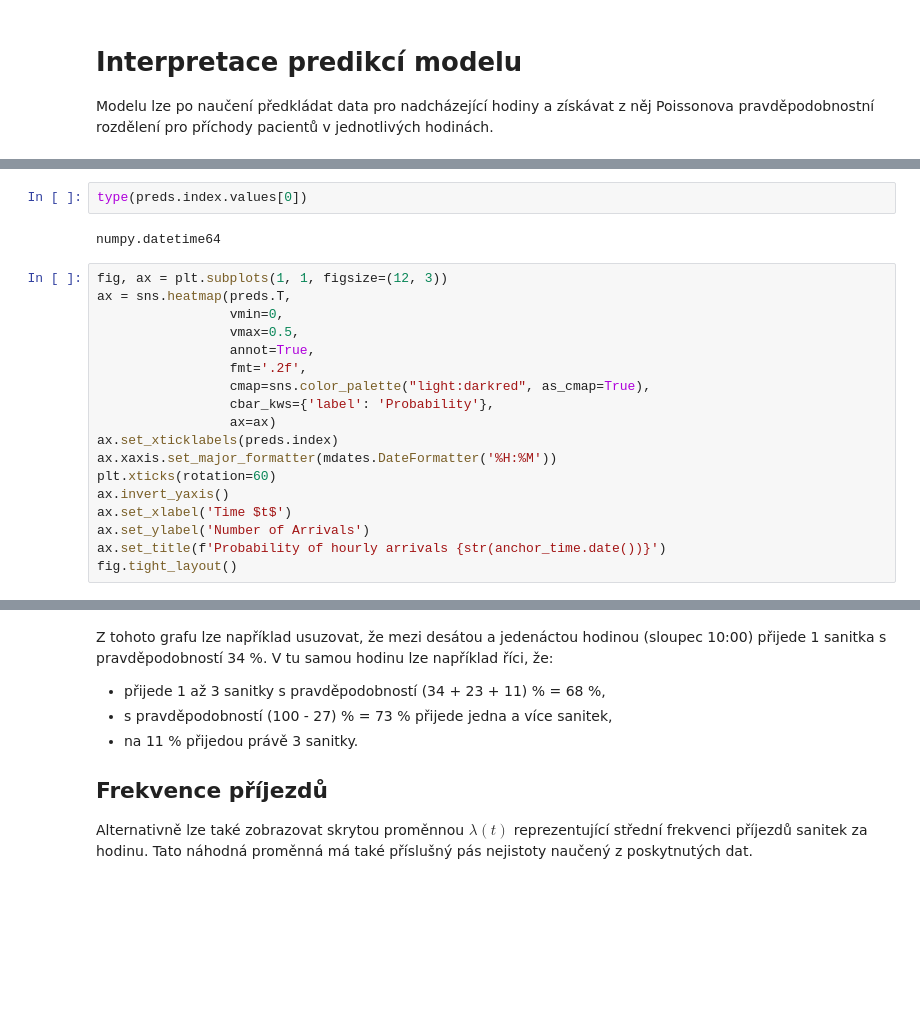
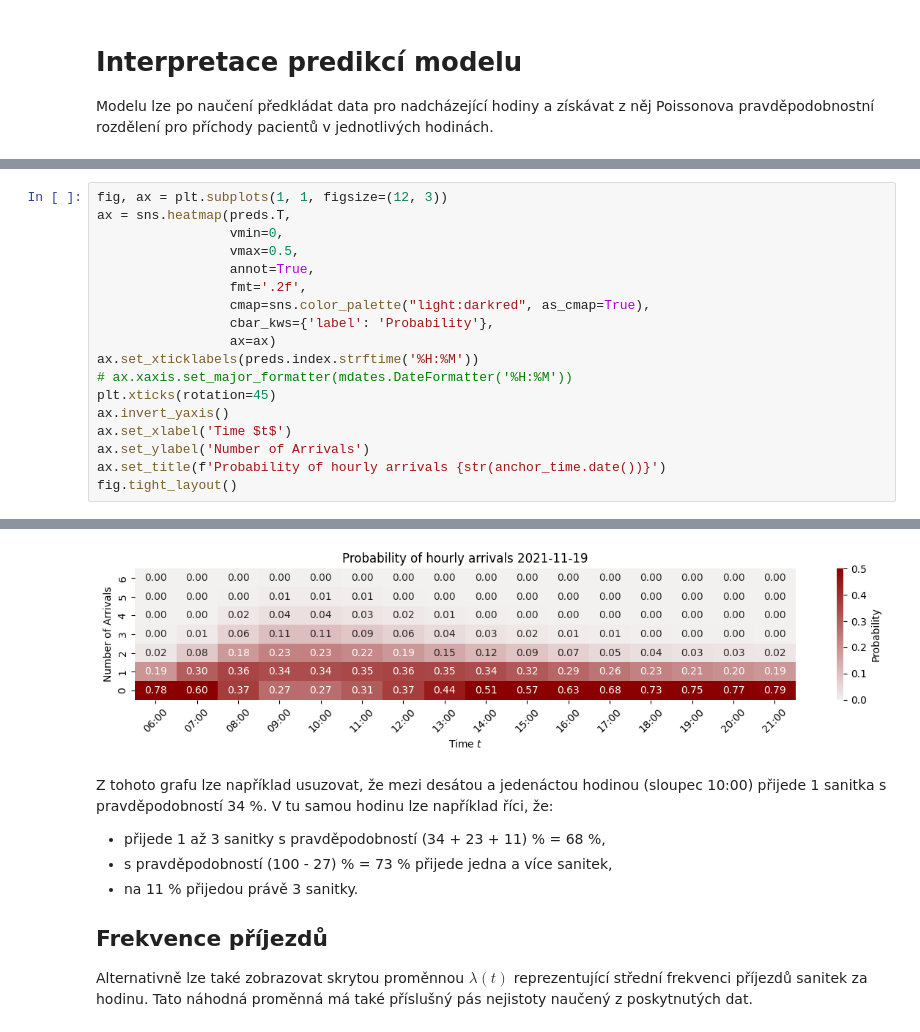
Before and after one commit to factorio-solutions/ehh2021-challange-7, a Jupyter notebook: model_demo.ipynb, the cells around one changed output, grey strips where cells are left out. Saved outputs shown, nothing was run; the diff lists cells and outputs as text; blank space fills up the shorter version.

```diff
--- a/model_demo.ipynb
+++ b/model_demo.ipynb
@@ -64,7 +66,3 @@ preds = ora.get_arrival_prob_mass(n_arrivals=7,
-# %%
-type(preds.index.values[0])
-# %% [output]
-numpy.datetime64
 # %%
 fig, ax = plt.subplots(1, 1, figsize=(12, 3))
 ax = sns.heatmap(preds.T,
@@ -75,9 +73,9 @@ ax = sns.heatmap(preds.T,
                  cmap=sns.color_palette("light:darkred", as_cmap=True),
                  cbar_kws={'label': 'Probability'},
                  ax=ax)
-ax.set_xticklabels(preds.index)
-ax.xaxis.set_major_formatter(mdates.DateFormatter('%H:%M'))
-plt.xticks(rotation=60)
+ax.set_xticklabels(preds.index.strftime('%H:%M'))
+# ax.xaxis.set_major_formatter(mdates.DateFormatter('%H:%M'))
+plt.xticks(rotation=45)
 ax.invert_yaxis()
 ax.set_xlabel('Time $t$')
 ax.set_ylabel('Number of Arrivals')
@@ -88,3 +85,4 @@ fig.tight_layout()
+[figure, added]
 # %% [markdown]
 Z tohoto grafu lze například usuzovat, že mezi desátou a jedenáctou hodinou (sloupec 10:00) přijede 1 sanitka s pravděpodobností 34 %.
 V tu samou hodinu lze například říci, že:
```
Also changed, not shown: parts of 4 cells of this notebook.
